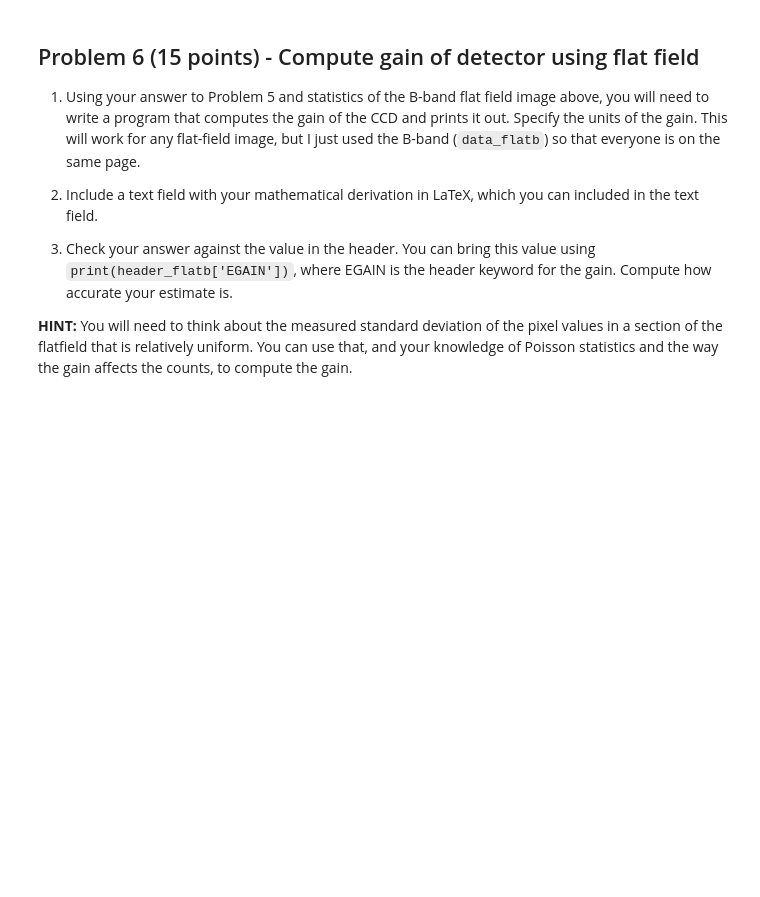
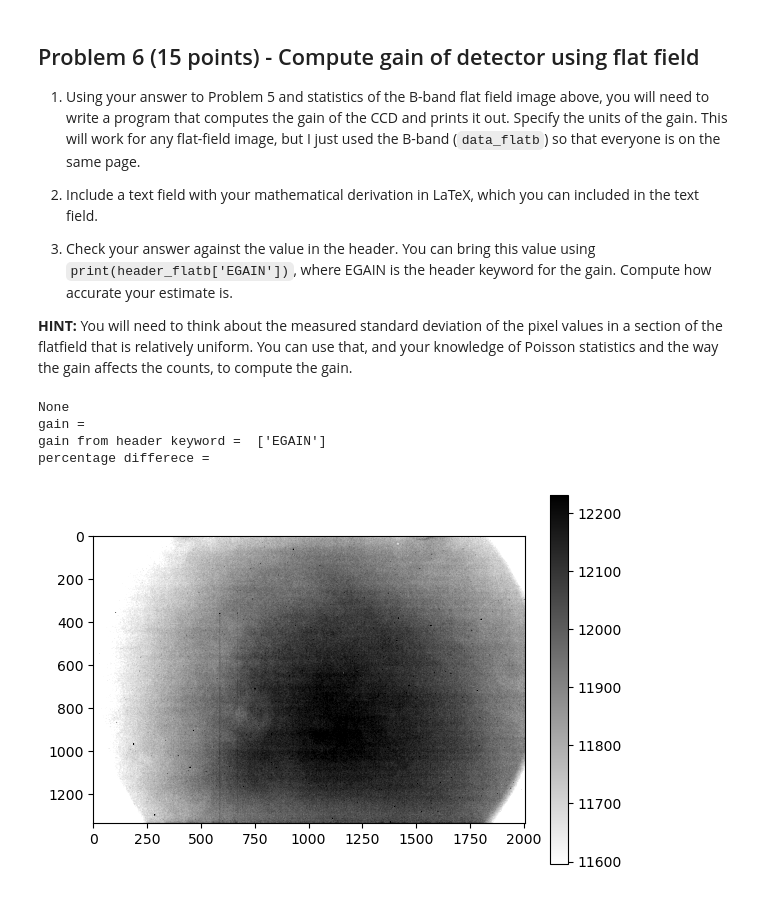
Before and after one commit to ChristianArgueta/Reductionproject_student, a Jupyter notebook: characterize_CCD_student.ipynb, the cells around one changed output. Drawn from its saved outputs; the diff is of its cells as text; code cells hidden in the pictures; blank space fills up the shorter version.

```diff
--- a/characterize_CCD_student.ipynb
+++ b/characterize_CCD_student.ipynb
@@ -209,9 +209,18 @@ put answer to part 2 and 3 here: You cannot use one bias frame because when you
 **HINT:** You will need to think about the measured standard deviation of the pixel values in a section of the flatfield that is relatively uniform.  You can use that, and your knowledge of Poisson statistics and the way the gain affects the counts, to compute the gain.
 # %%
 #***********
-#your code goes here
 
+#This is the flat field in the B band
+x = imdisplay(data_flatb)
+print(x)
 
+x1 = np.mean(data_flatb)
 print("gain = ", )
-print("gain from header keyword = ", )
+print("gain from header keyword = ", ['EGAIN'])
 print("percentage differece = ", )
+# %% [output]
+None
+gain =
+gain from header keyword =  ['EGAIN']
+percentage differece =
+[figure, added]
```
Also changed, not shown: parts of 1 cell of this notebook.
